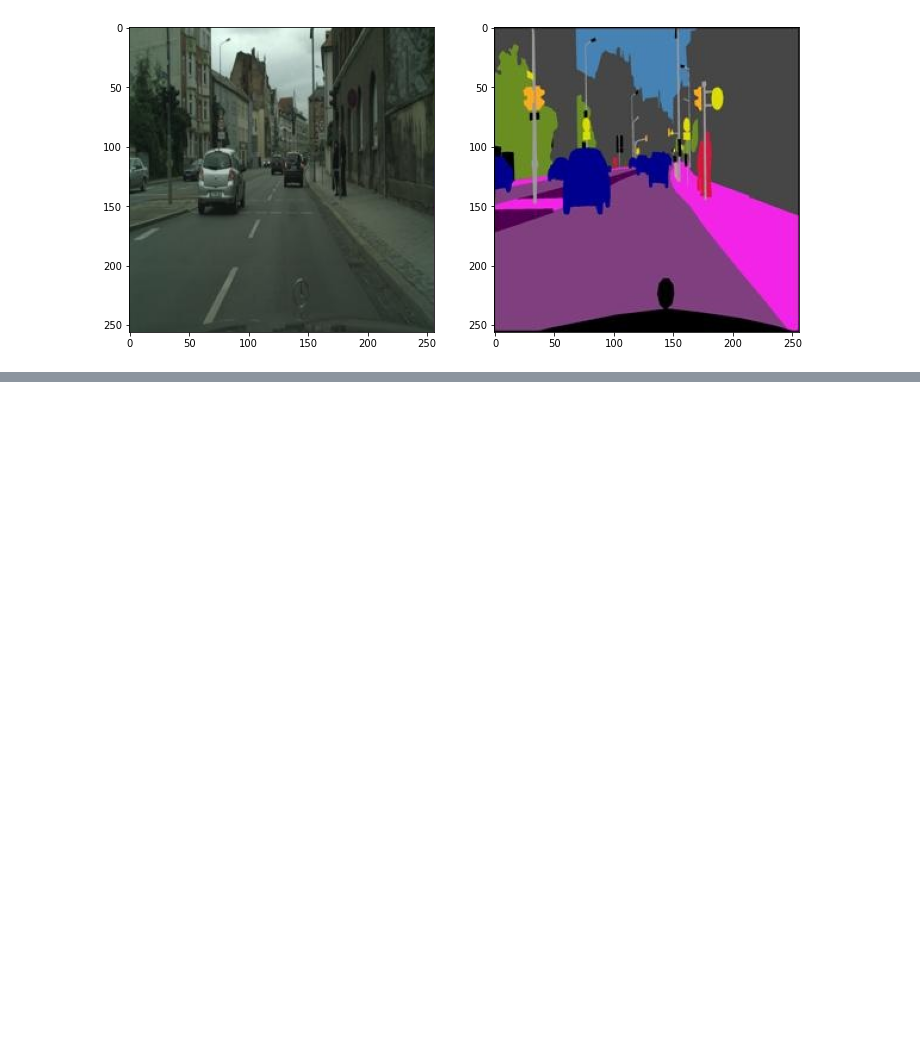
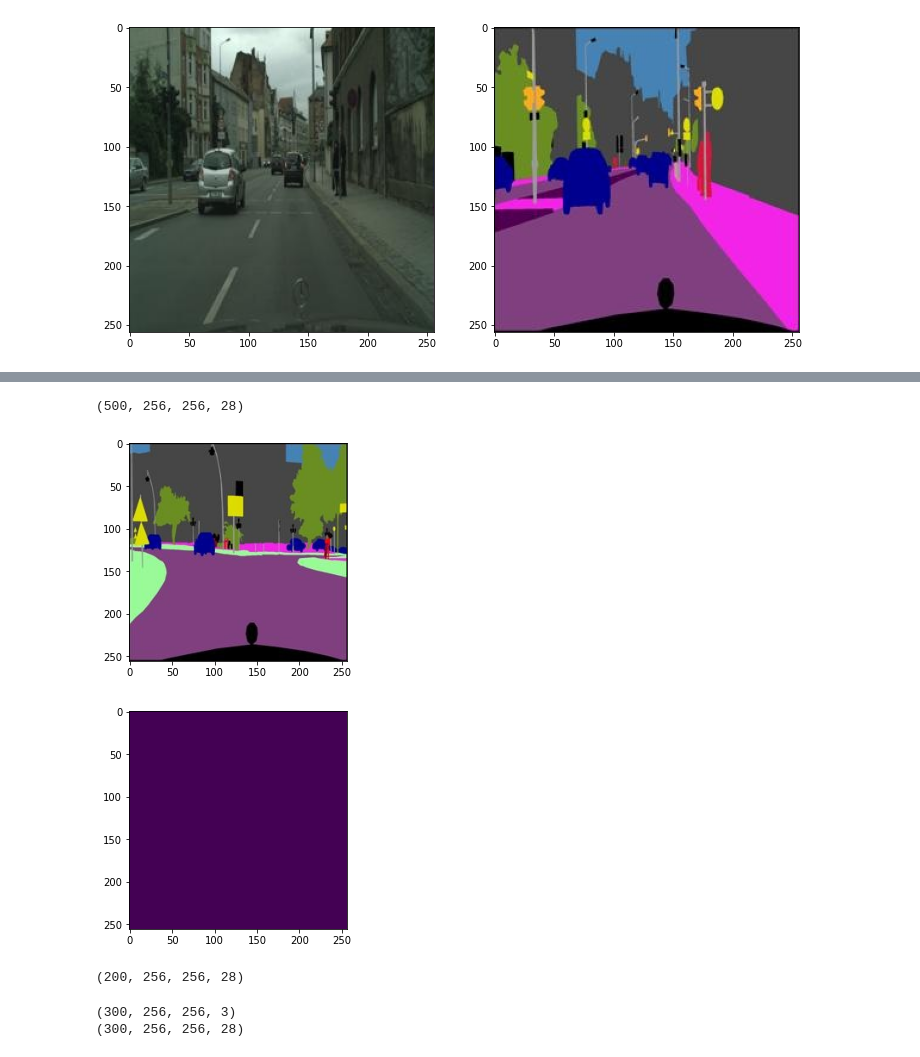
Before and after one commit to humantom88/geekbrains-neural-networks-introduction, a Jupyter notebook: lesson6/homework/homework.ipynb, the cells around one changed output, grey strips where cells are left out. Drawn from its saved outputs; the diff is of its cells as text; code cells hidden in the pictures; blank space fills up the shorter version.

```diff
--- a/lesson6/homework/homework.ipynb
+++ b/lesson6/homework/homework.ipynb
@@ -90,0 +120,23 @@ def Color2index(y, classes):
+# %%
+y = []
+
+for mask in masks[0:500]:
+  y_cat, _ = Color2index(image.img_to_array(mask), classes)
+  y.append(y_cat)
+
+y = np.array(y)
+# %%
+y.shape
+# %% [output]
+(500, 256, 256, 28)
+# %%
+n = 0
+plt.imshow(masks[n].convert('RGBA'))
+plt.show()
+img = y[n][..., 1]
+
+plt.imshow(img)
+plt.show()
+# %% [output]
+[figure, added]
+[figure, added]
@@ -91,3 +150,13 @@ def Color2index(y, classes):
+# %%
+y_test.shape
+# %% [output]
+(200, 256, 256, 28)
+# %%
+print(X_train.shape)
+print(y_train.shape)
+# %% [output]
+(300, 256, 256, 3)
+(300, 256, 256, 28)
 # %%
 from keras.models import Model
 from keras.layers import (Activation, Input, MaxPooling2D, BatchNormalization,
```
Also changed, not shown: parts of 14 cells of this notebook.
